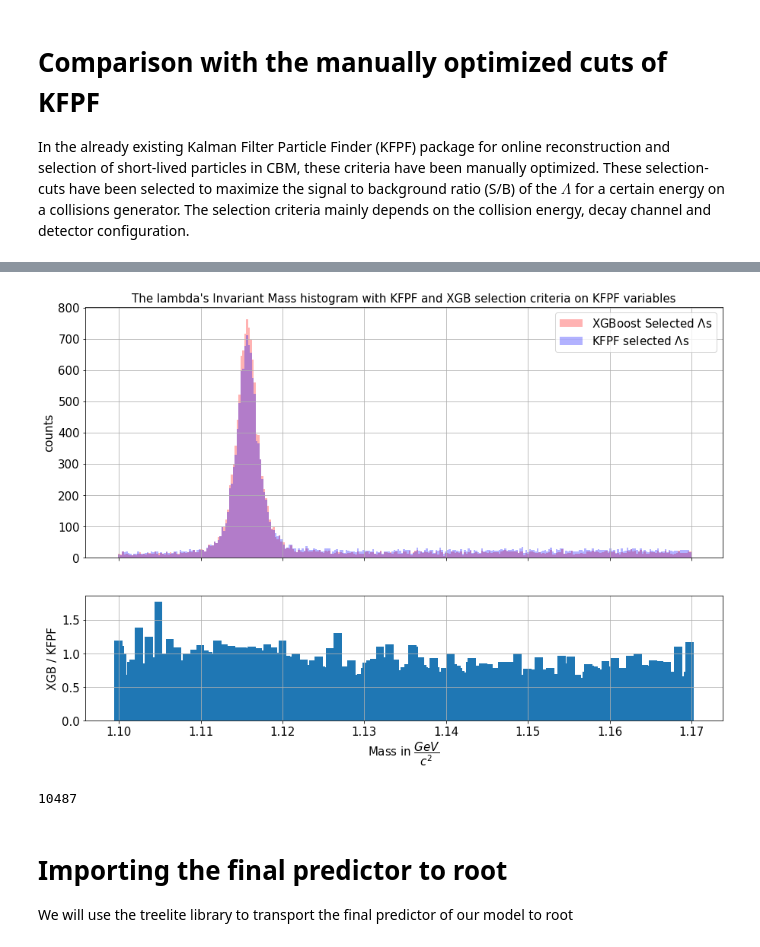
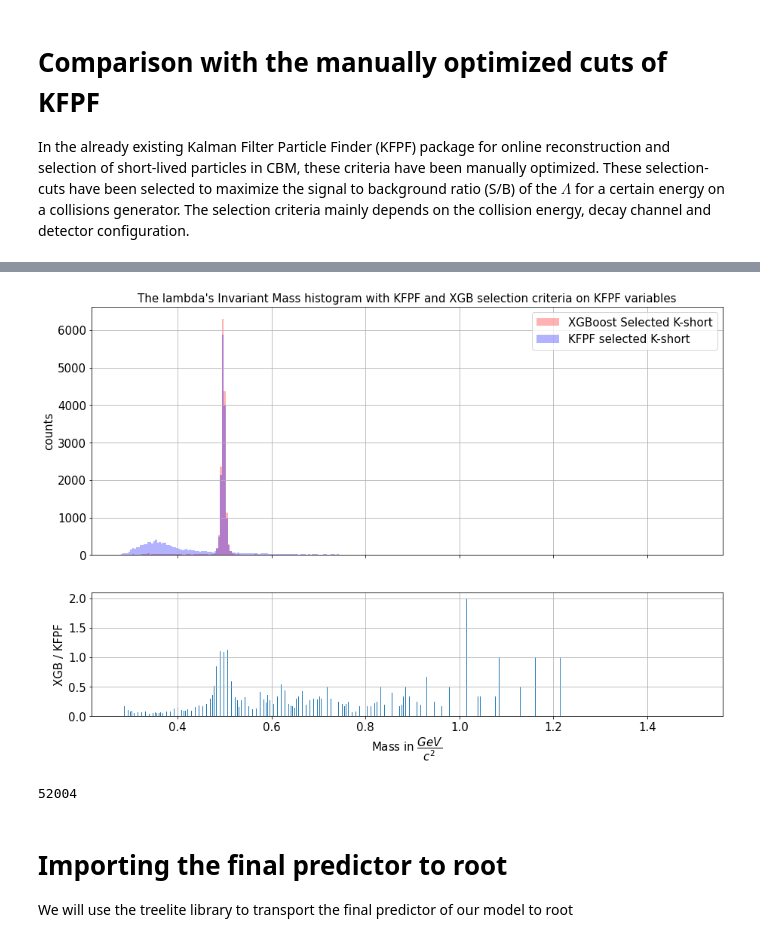
Before and after one commit to julnow/JupyterNotebooks, a Jupyter notebook: kaon_xbg_clean.ipynb, the cells around one changed output, grey strips where cells are left out. Saved outputs shown, nothing was run; the diff lists cells and outputs as text; code cells hidden in the pictures.

```diff
--- a/kaon_xbg_clean.ipynb
+++ b/kaon_xbg_clean.ipynb
@@ -149,7 +149,7 @@ lowerLCut = 0
 upperLCut = 80
 #loverdl
 lowerLdlCut = 0
-upperLdlCut = 5000
+upperLdlCut = 15000
 #coordinate cuts
 absXCut = 50
 absYCut = 50
@@ -173,8 +173,8 @@ upperChi2PrimFirstCut = 3e7
 lowerChi2PrimSecondCut = 0
 upperChi2PrimSecondCut = 3e7
 #pseudorapidity cuts
-lowerEtaCut = 1.5
-upperEtaCut = 3.82
+lowerEtaCut = 1.
+upperEtaCut = 6.5
 # %%
 def clean_df(df):
     # let's treat all the infinite, inf, values by nan and then we drop all the null entries
@@ -557,16 +553,21 @@ xgb.to_graphviz(bst, fmap='', num_trees=0, rankdir=None, yes_color=None, no_colo
 # %% [markdown]
 # Comparison with the manually optimized cuts of KFPF
 In the already existing Kalman Filter Particle Finder (KFPF) package for online reconstruction and selection of short-lived particles in CBM, these criteria have been manually optimized. These selection-cuts have been selected to maximize the signal to background ratio (S/B) of the $\Lambda$ for a certain energy on a collisions generator. The selection criteria mainly depends on the collision energy, decay channel and detector configuration.
+# %%
+#manually selected cuts
+manCut_loverdl = 30
+manCut_dca = 0.4
+manCut_chi2topo = 20
+manCut_chi2geo = 12
 # %%
 new_check_set= df_clean.copy()
 new_check_set['new_signal']=0
-mask1 = (new_check_set['chi2primpos'] > 18.4) & (new_check_set['chi2primneg'] > 18.4)
 
-mask2 = (new_check_set['ldl'] > 5) & (new_check_set['distance'] < 1)
+mask1 = (new_check_set['loverdl'] > manCut_loverdl) & (new_check_set['distance'] < manCut_dca)
 
-mask3 = (new_check_set['chi2geo'] < 3) & (new_check_set['cosinepos'] > 0) & (new_check_set['cosineneg'] > 0)
+mask2 = (new_check_set['chi2topo'] < manCut_chi2topo) & (new_check_set['chi2geo'] < manCut_chi2geo)
 
-new_check_set = new_check_set[(mask1) & (mask2) & (mask3)]
+new_check_set = new_check_set[(mask1) & (mask2)]
 
 #After all these cuts, what is left is considered as signal, so we replace all the values in the 'new_signal'
 # column by 1
@@ -576,5 +577,5 @@ np.set_printoptions(precision=2)
 fig, axs = plt.subplots(figsize=(10, 8))
 axs.yaxis.set_label_coords(-0.04,.5)
 axs.xaxis.set_label_coords(0.5,-.005)
-plot_confusion_matrix(cnf_matrix, classes=['signal','background'], title='Confusion Matrix for KFPF')
+plot_confusion_matrix(cnf_matrix, classes=['signal','background'], title='Confusion Matrix for manually set cuts')
 # %% [output]
@@ -586,7 +590,7 @@ df3=df_clean[mask1]
 # %%
 from matplotlib import gridspec
 
-range1= (1.0999, 1.17)
+range1= (lowerMassCut, upperMassCut)
 
 
 fig, axs = plt.subplots(2, 1,figsize=(15,10), sharex=True,  gridspec_kw={'width_ratios': [10],
@@ -595,37 +599,37 @@ fig, axs = plt.subplots(2, 1,figsize=(15,10), sharex=True,  gridspec_kw={'width_
 ns, bins, patches=axs[0].hist((df3['mass']),bins = 300, range=range1, facecolor='red',alpha = 0.3)
 ns1, bins1, patches1=axs[0].hist((new_check_set['mass']),bins = 300, range=range1,facecolor='blue',alpha = 0.3)
 #plt.xlabel("Mass in GeV", fontsize = 15)
 axs[0].set_ylabel("counts", fontsize = 15)
 #axs[0].grid()
-axs[0].legend(('XGBoost Selected $\Lambda$s','KFPF selected $\Lambda$s'), fontsize = 15, loc='upper right')
+axs[0].legend(('XGBoost Selected K-short','KFPF selected K-short'), fontsize = 15, loc='upper right')
 
 #plt.rcParams["legend.loc"] = 'upper right'
 axs[0].set_title("The lambda's Invariant Mass histogram with KFPF and XGB selection criteria on KFPF variables", fontsize = 15)
 axs[0].grid()
 axs[0].tick_params(axis='both', which='major', labelsize=15)
 #fig.savefig("whole_sample_invmass_with_ML.png")
 
 
 hist1, bin_edges1 = np.histogram(df3['mass'],range=(1.09, 1.17), bins=300)
 hist2, bin_edges2 = np.histogram(new_check_set['mass'],range=(1.09, 1.17), bins=300)
 
 #makes sense to have only positive values
 diff = (hist1 - hist2)
 axs[1].bar(bins[:-1],     # this is what makes it comparable
         ns / ns1, # maybe check for div-by-zero!
         width=0.001)
 plt.xlabel("Mass in $\dfrac{GeV}{c^2}$", fontsize = 15)
 axs[1].set_ylabel("XGB / KFPF", fontsize = 15)
 axs[1].grid()
 axs[1].tick_params(axis='both', which='major', labelsize=15)
 
 plt.show()
 fig.tight_layout()
 fig.savefig("whole_sample_invmass_with_ML.png")
 # %% [output]
-[figure, old version]
+[figure, new version]
 # %%
 del x,y,x_test,y_test,x_whole,y_whole,dtest,dtrain,dtest1,df3,df_clean,df_scaled
 gc.collect()
 # %% [output]
-10487
+52004
```
Also changed, not shown: parts of 19 cells of this notebook.
